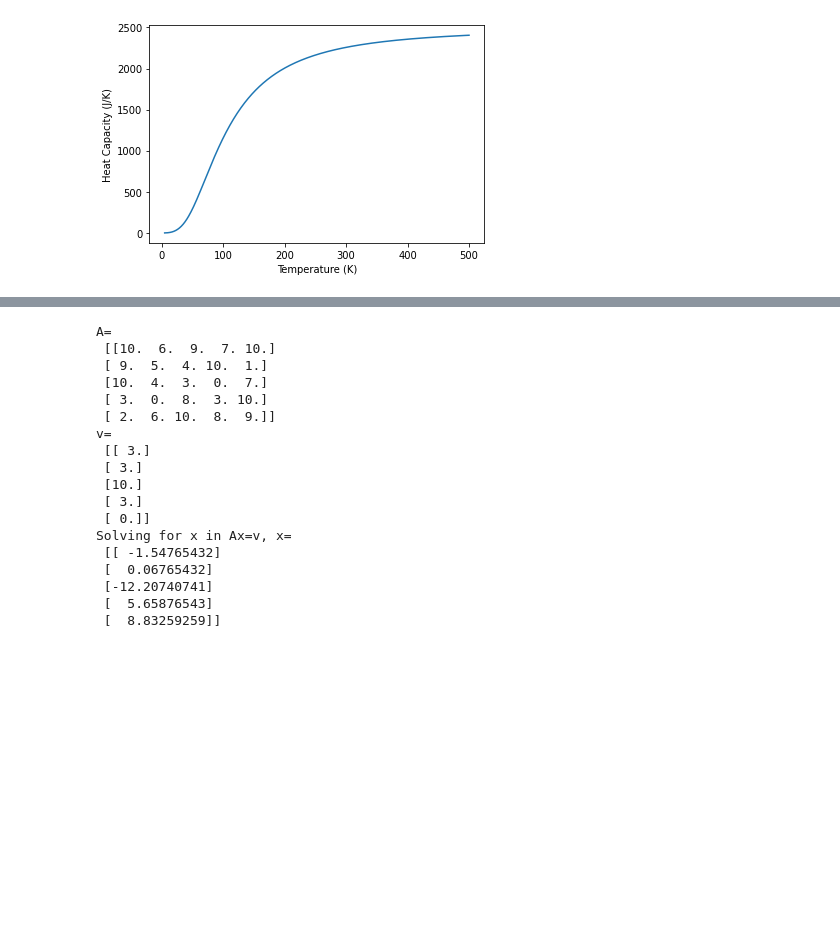
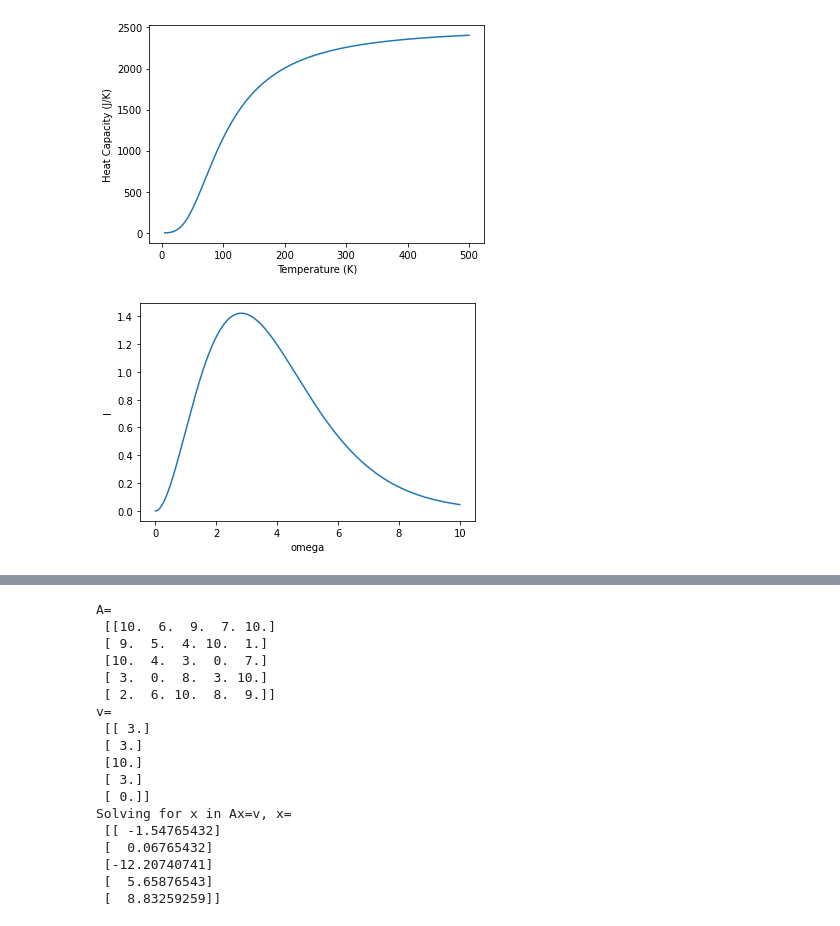
Before and after one commit to NIUCompPhys/Spring2021, a Jupyter notebook: temp2_pynb.ipynb, the cells around one changed output, grey strips where cells are left out. Cells and saved outputs as stored; diff of their text form; code cells hidden in the pictures; blank space fills up the shorter version.

```diff
--- a/temp2_pynb.ipynb
+++ b/temp2_pynb.ipynb
@@ -258,3 +258,23 @@ ylabel("Heat Capacity (J/K)")
 show()
 # %% [output]
 [figure]
+# %%
+# Exercise 5.12
+from math import exp,expm1,pow
+from pylab import plot,show,xlabel,ylabel
+
+def funcI(omega):
+  return pow(omega,3)/(expm1(omega))
+
+N=500
+xpoints = linspace(0.000001,10,N)
+ypoints = []
+for x in xpoints:
+  ypoints.append(funcI(x))
+
+plot(xpoints,ypoints)
+xlabel("omega")
+ylabel("I")
+show()
+# %% [output]
+[figure, added]
```
Also changed, not shown: parts of 2 cells of this notebook.
